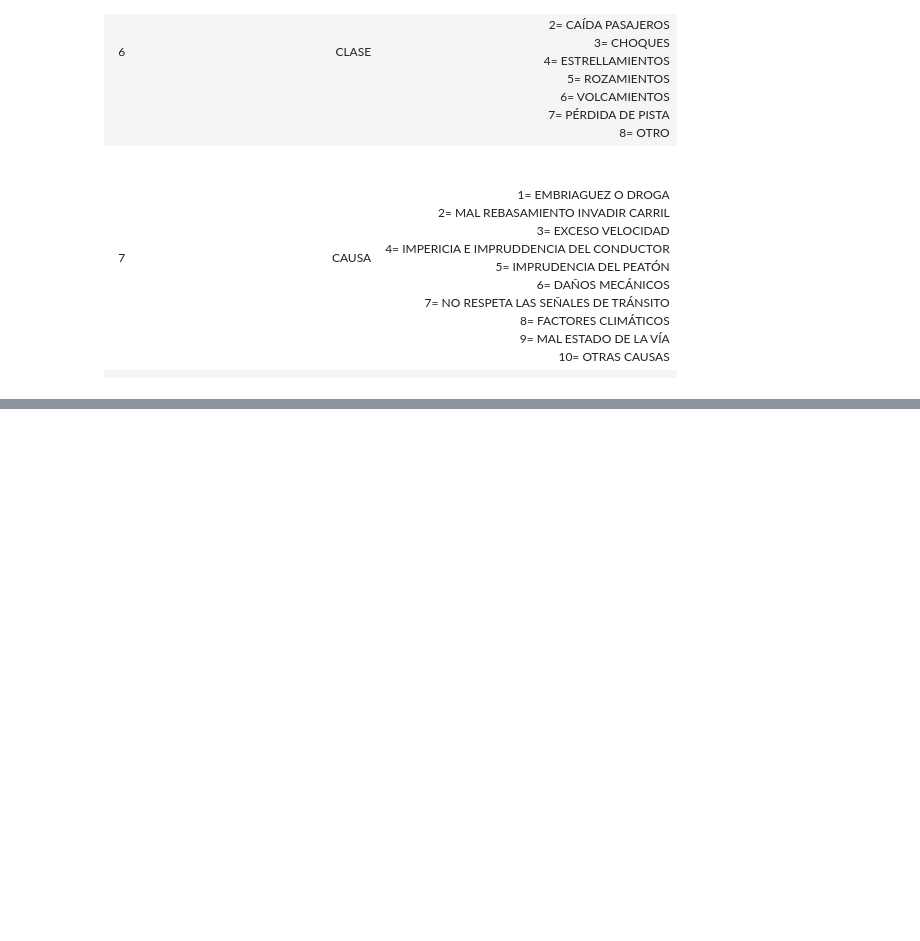
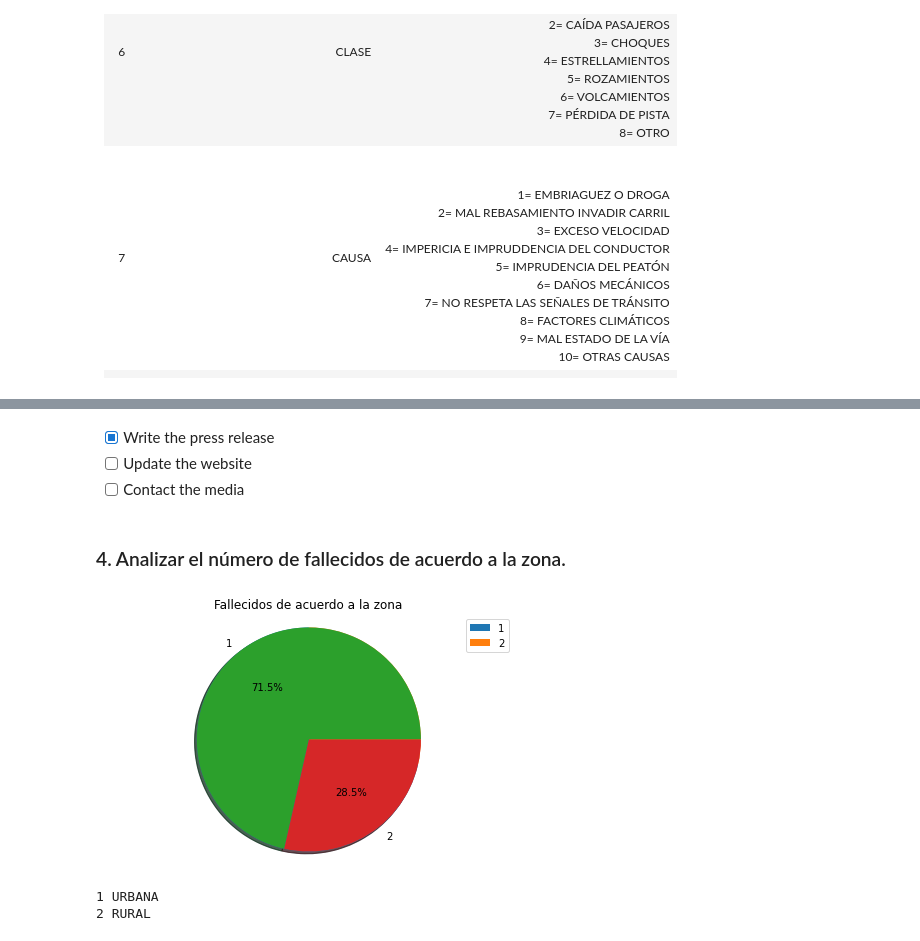
Before and after one commit to 2020-A-Python-GR1/py-balarezo-leon-ricardo-martin, a Jupyter notebook: Proyecto_2Bimestre/Informe.ipynb, the cells around one changed output, grey strips where cells are left out. Cells and saved outputs as stored; diff of their text form; code cells hidden in the pictures; blank space fills up the shorter version.

```diff
--- a/Proyecto_2Bimestre/Informe.ipynb
+++ b/Proyecto_2Bimestre/Informe.ipynb
@@ -63,0 +177,27 @@ ax = sns.barplot(data_accident_trns.head(24).index,data_accident_trns.head(24),p
+# %% [markdown]
+- [x] Write the press release
+- [ ] Update the website
+- [ ] Contact the media
+# %% [markdown]
+
+### 4. Analizar el número de fallecidos de acuerdo a la zona.
+# %%
+serie_fallecidos=data.ZONA.value_counts()
+total_accidentes=data.shape[0]
+porcentaje_rural=(serie_fallecidos[2]/total_accidentes)*100
+porcentaje_urbano=(serie_fallecidos[1]/total_accidentes)*100
+patches,texts=plt.pie(serie_fallecidos,shadow=True,startangle=90)
+plt.pie(serie_fallecidos,shadow=True,labels=serie_fallecidos.index,autopct='%1.1f%%')
+plt.legend(patches,serie_fallecidos.index,loc="best")
+plt.axis("equal")
+plt.title("Fallecidos de acuerdo a la zona")
+plt.tight_layout()
+numero_fallecidos_rural=serie_fallecidos[2]
+numero_fallecidos_urbano=serie_fallecidos[1]
+plt.show()
+print("1 URBANA")
+print("2 RURAL")
+# %% [output]
+[figure, added]
+1 URBANA
+2 RURAL
```
Also changed, not shown: parts of 47 cells of this notebook, 1 other file.
